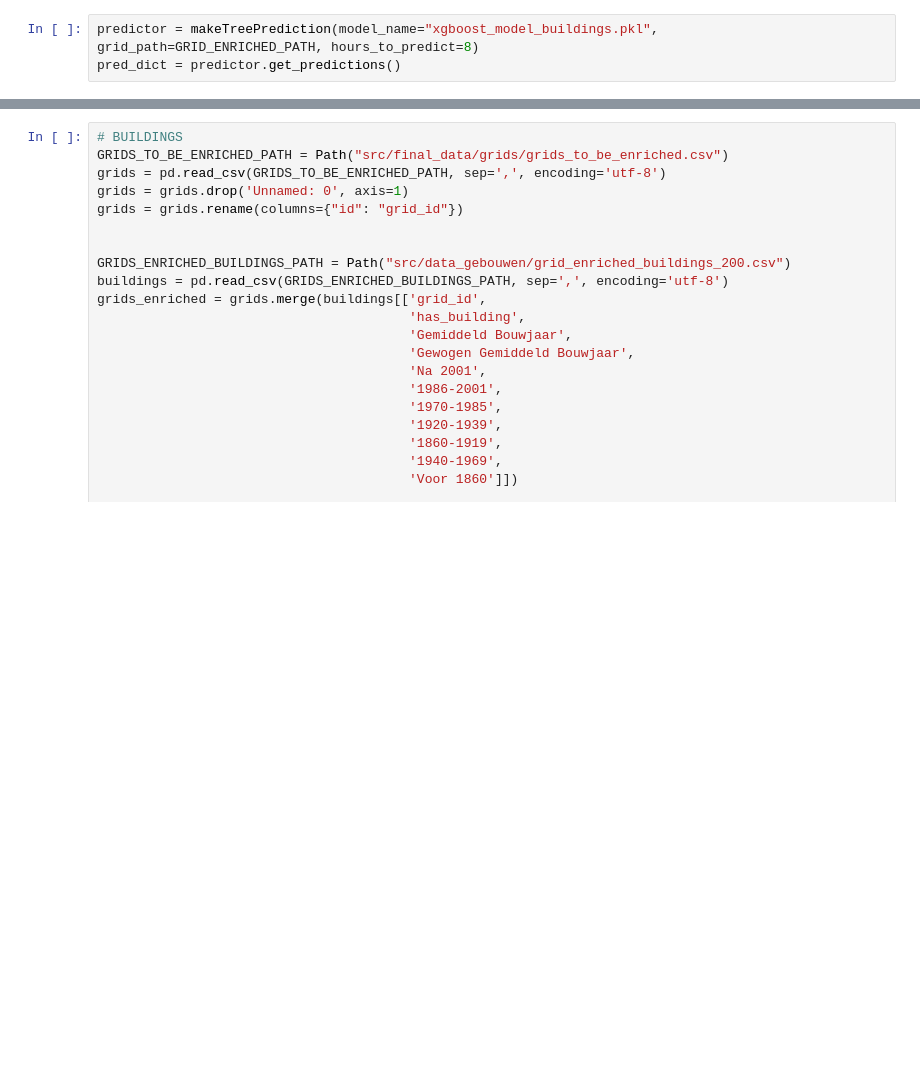
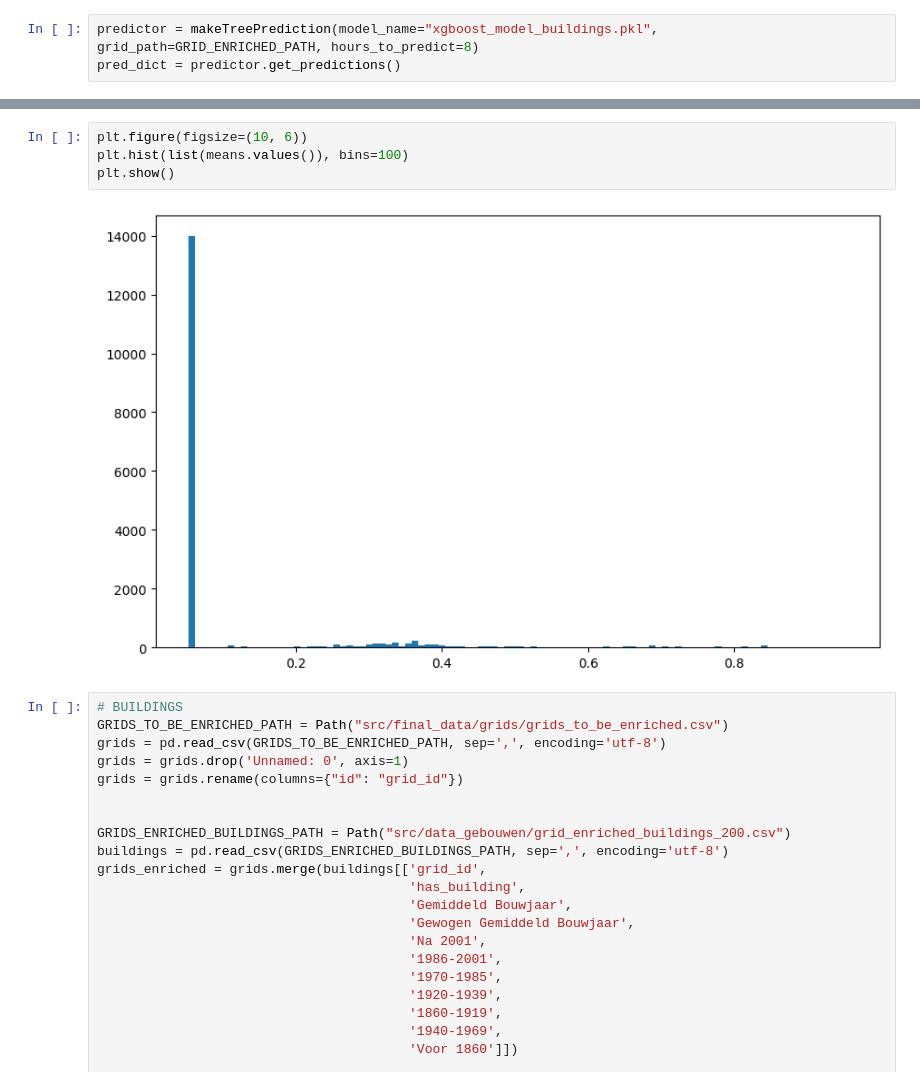
Before and after one commit to UhhBart/MSc_DSP_G2, a Jupyter notebook: AlihansWorkPlace.ipynb, the cells around one changed output, grey strips where cells are left out. Drawn from its saved outputs; the diff is of its cells as text; blank space fills up the shorter version.

```diff
--- a/AlihansWorkPlace.ipynb
+++ b/AlihansWorkPlace.ipynb
@@ -1410,3 +1358,9 @@ pred_dict
+# %%
+plt.figure(figsize=(10, 6))
+plt.hist(list(means.values()), bins=100)
+plt.show()
+# %% [output]
+[figure, added]
 # %%
 # BUILDINGS
 GRIDS_TO_BE_ENRICHED_PATH = Path("src/final_data/grids/grids_to_be_enriched.csv")
```
Also changed, not shown: parts of 5 cells of this notebook.
